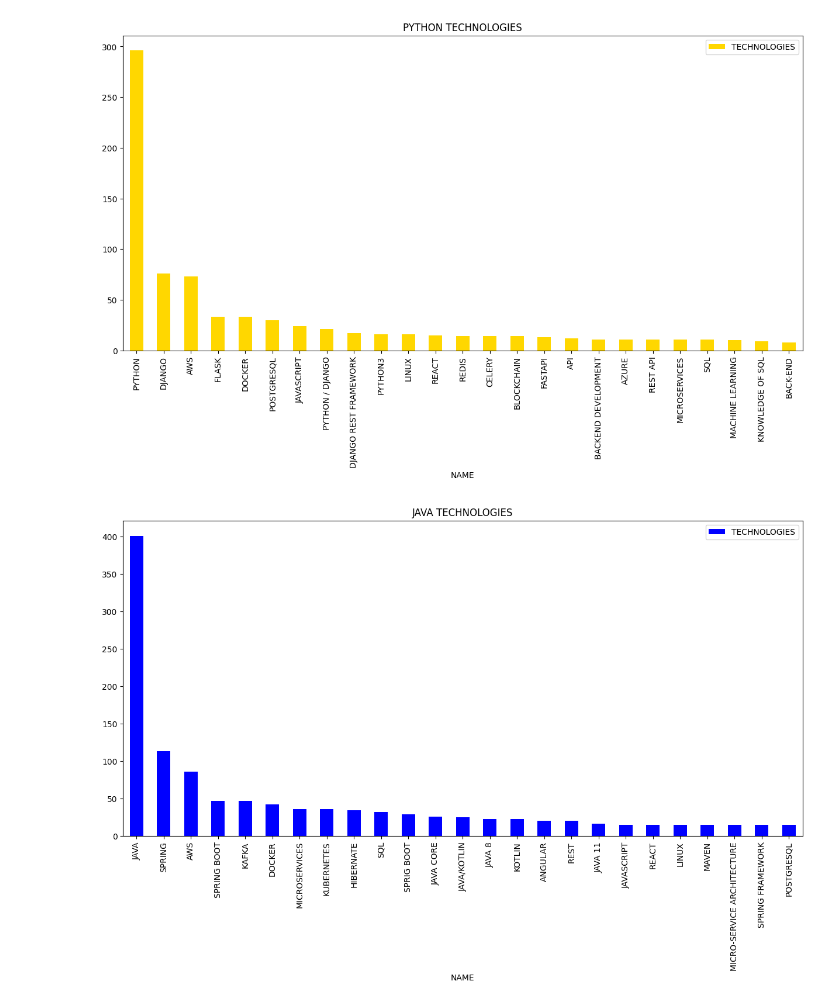
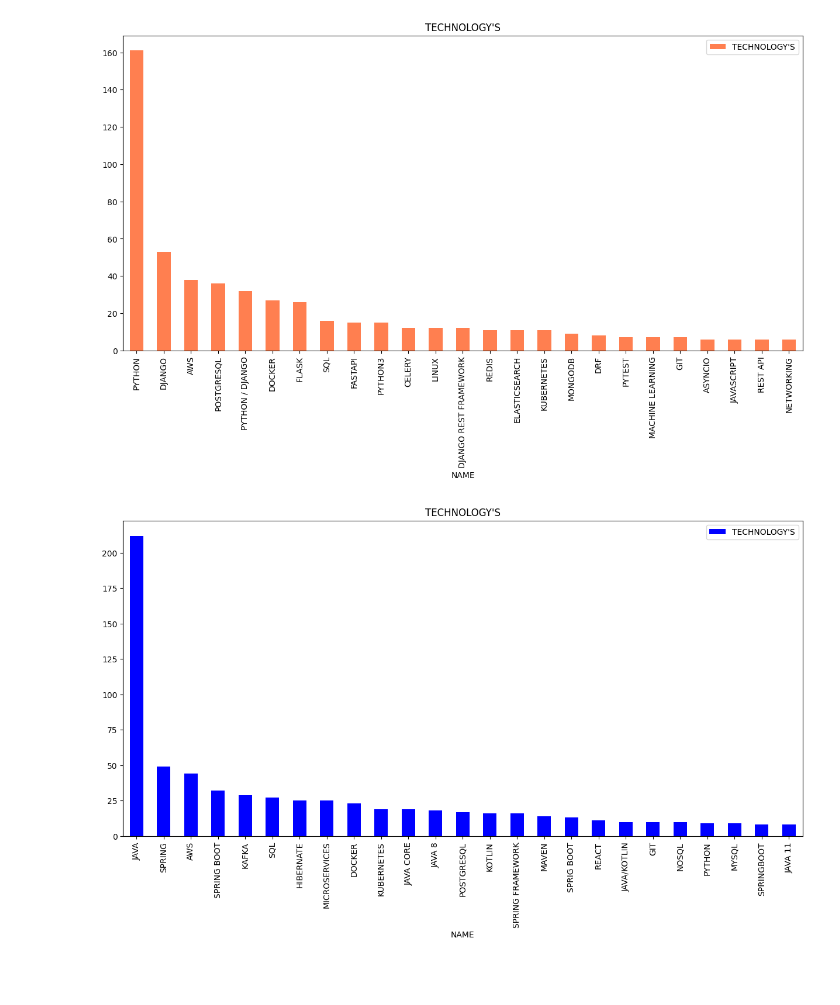
Before and after one commit to vsmutok/Djinni-Technology-Statistics, a Jupyter notebook: data_analysis.ipynb, the cells around one changed output. Saved outputs shown, nothing was run; the diff lists cells and outputs as text; code cells hidden in the pictures; blank space fills up the shorter version.

```diff
--- a/data_analysis.ipynb
+++ b/data_analysis.ipynb
@@ -4,26 +4,28 @@ from parse import get_requirements_for_all_jobs
 # %%
 def get_technologies_statistics(url: str, plot_bar_color: str) -> None:
-    data = get_requirements_for_all_jobs(url)
+    djinni = DjinniTechnologyStatistics(url)
+    data = djinni.get_requirements_for_all_jobs()
     df = pd.DataFrame({"NAME": data})
 
     df["TECHNOLOGY'S"] = df.index
     df["NAME"] = df["NAME"].str.upper()
 
     df = df.groupby(by="NAME").count().sort_values(by="TECHNOLOGY'S", ascending=False).head(25)
+    print(df["TECHNOLOGY'S"])
 
     df.plot.bar(
         figsize=(15 ,7),
         color=plot_bar_color,
-        title=f"{url.split('=')[-1].upper()} TECHNOLOGY'S"
+        title=f"TECHNOLOGY'S"
     )
 # %%
-get_technologies_statistics("https://djinni.co/jobs/?primary_keyword=Python", "gold")
+get_technologies_statistics("https://djinni.co/jobs/?primary_keyword=Python", "coral")
 # %% [output]
-[figure, old version]
+[figure, new version]
 # %%
 get_technologies_statistics("https://djinni.co/jobs/?primary_keyword=Java", "blue")
 # %% [output]
-[figure, old version]
+[figure, new version]
 # %%
 get_technologies_statistics("https://djinni.co/jobs/?primary_keyword=JavaScript", "green")
 # %% [output]
```
Also changed, not shown: parts of 3 cells of this notebook.
